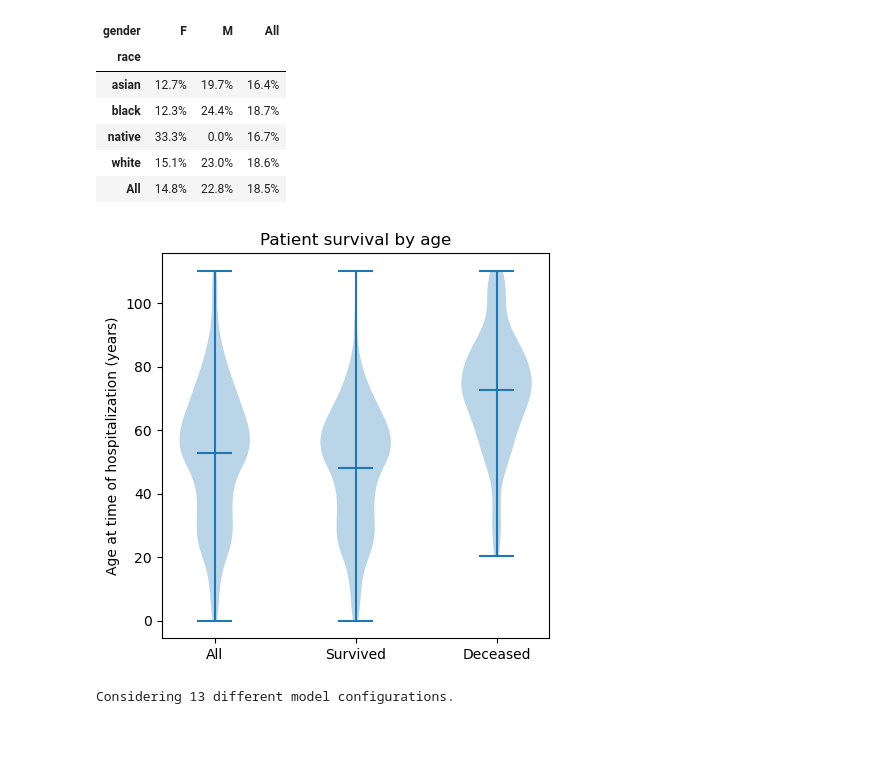
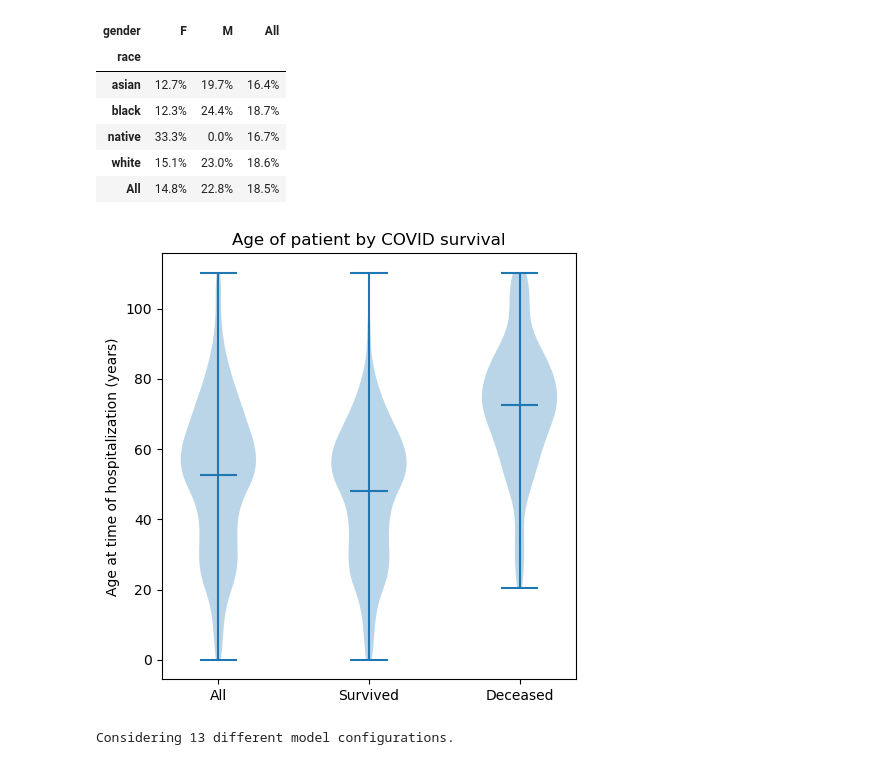
Before and after one commit to levon003/covid-data-analysis, a Jupyter notebook: notebook/DataModeling.ipynb, the cells around one changed output. Cells and saved outputs as stored; diff of their text form; code cells hidden in the pictures; blank space fills up the shorter version.

Commit message:
Save figure and add to README

```diff
--- a/notebook/DataModeling.ipynb
+++ b/notebook/DataModeling.ipynb
@@ -36,6 +36,9 @@ assert data_dir.exists(), f"Expected directory '{data_dir}' to exist."
 data_dir
 # %% [output]
 PosixPath('/Users/levoniaz/repos/covid-data-analysis/data')
+# %%
+figures_dir = git_root_dir / "figures"
+figures_dir.mkdir(exist_ok=True)
 # %%
 # isort: off
 # casual Jupyter hack to make it easy to import and develop an external Python module
@@ -115,18 +118,20 @@ pd.crosstab(hdf.race, hdf.gender, values=hdf.covid_death, aggfunc=lambda g: f"{g
 # %%
 # patient survival by age
 # looks like age correlates with survival
 fig, ax = plt.subplots(1, 1, figsize=(5, 5))
 
 ax.violinplot([hdf.age, hdf[~hdf.is_covid_death].age, hdf[hdf.is_covid_death].age], showmeans=True)
 
 ax.set_xticks([1, 2, 3])
 ax.set_xticklabels(["All", "Survived", "Deceased"])
 ax.set_ylabel("Age at time of hospitalization (years)")
-ax.set_title("Patient survival by age")
+ax.set_title("Age of patient by COVID survival")
 
+fig.tight_layout()
+fig.savefig(figures_dir / "survival_by_age.png", dpi=300)
 plt.show()
 # %% [output]
-[figure, old version]
+[figure, new version]
 # %%
 # lets fit and compare different models
 # note we're using R/Patsy model syntax here
```
Also changed, not shown: parts of 4 cells of this notebook, 2 other files.
